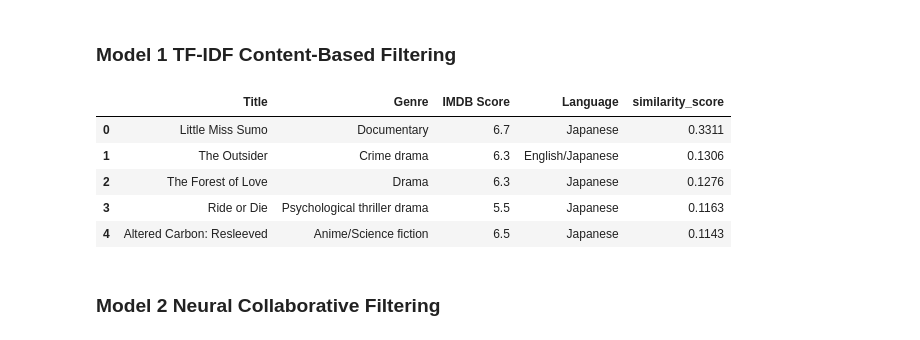
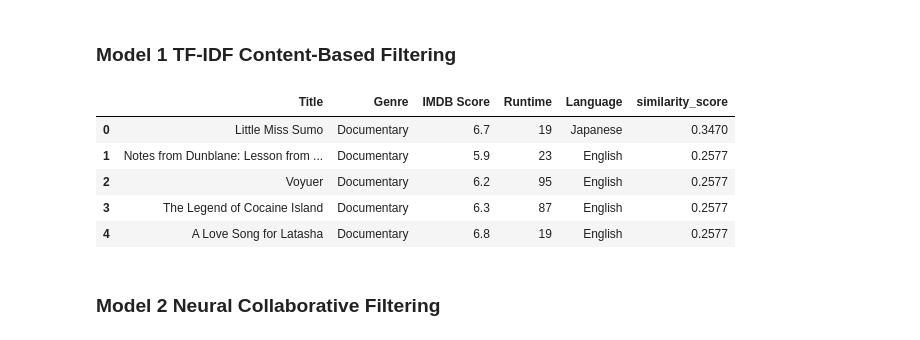
Before and after one commit to PetaFlops-web/movie-recommendation-system, a Jupyter notebook: Netflix_Recommendation_System.ipynb, the cells around one changed output. Saved outputs shown, nothing was run; the diff lists cells and outputs as text; code cells hidden in the pictures.

```diff
--- a/Netflix_Recommendation_System.ipynb
+++ b/Netflix_Recommendation_System.ipynb
@@ -359,9 +349,10 @@ Std > 0 berarti rating berbeda antar user
 df['Genre']      = df['Genre'].fillna('')
 df['Language']   = df['Language'].fillna('')
 df['Real_Actor'] = df['Real_Actor'].fillna('')
+df['Overview'] = df['Overview'].fillna('')
 
 print('Missing values setelah fill:')
-print(df[['Genre', 'Language', 'Real_Actor']].isnull().sum())
+print(df[['Genre', 'Language', 'Real_Actor', 'Overview']].isnull().sum())
 # %% [output]
 Missing values setelah fill:
 Genre         0
@@ -426,0 +430,13 @@ indices = pd.Series(df.index, index=df['Title']).drop_duplicates()
+# %%
+tfidf = TfidfVectorizer(ngram_range=(1, 2), min_df=2, sublinear_tf=True)
+tfidf_matrix = tfidf.fit_transform(df['tags'])
+
+scaler = MinMaxScaler()
+num_features = scaler.fit_transform(
+    df[['IMDB Score', 'Runtime']].fillna(df[['IMDB Score', 'Runtime']].median())
+)
+num_sparse   = sp.csr_matrix(num_features * 0.15)
+combined_matrix = sp.hstack([tfidf_matrix, num_sparse])
+
+cosine_sim = cosine_similarity(combined_matrix, combined_matrix)
+indices    = pd.Series(df.index, index=df['Title']).groupby(level=0).first()
@@ -478,41 +496,64 @@ Val set   : 181 baris
 # %% [markdown]
 ### Model 1 TF-IDF Content-Based Filtering
 # %%
-cosine_sim = cosine_similarity(tfidf_matrix, tfidf_matrix)
-
-indices = pd.Series(df.index, index=df['Title']).groupby(level=0).first()
-
-def get_tfidf_recommendations(title: str, top_n: int = 10) -> pd.DataFrame:
-    if title not in indices:
-        return pd.DataFrame({'error': [f'Film "{title}" tidak ditemukan.']})
-    idx        = indices[title]
-    sims       = list(enumerate(cosine_sim[idx]))
-    sims       = sorted(sims, key=lambda x: x[1], reverse=True)
-    sims       = [(i, s) for i, s in sims if i != idx]
-    top_idx    = [i for i, _ in sims[:top_n]]
-    top_scores = [round(s, 4) for _, s in sims[:top_n]]
-    result     = df[['Title', 'Genre', 'IMDB Score', 'Language']].iloc[top_idx].copy()
-    result['similarity_score'] = top_scores
-    return result.reset_index(drop=True)
-
 def recommend_popular(top_n: int = 10) -> pd.DataFrame:
     return (
-        df[['Title', 'Genre', 'IMDB Score', 'Language']]
+        df[['Title', 'Genre', 'IMDB Score', 'Runtime', 'Language']]
         .sort_values('IMDB Score', ascending=False)
         .drop_duplicates(subset='Title')
         .head(top_n)
         .reset_index(drop=True)
     )
 
+def get_cbf_recommendations(
+    title: str,
+    top_n: int = 10,
+    min_similarity: float = 0.05,
+    relative_cutoff: float = 0.25,
+    genre_filter: bool = True,
+    verbose: bool = False
+) -> pd.DataFrame:
+    if title not in indices:
+        print(f"[!] '{title}' tidak ditemukan.")
+        return pd.DataFrame()
+
+    idx       = indices[title]
+    src_genre = df.loc[idx, 'Genre']
+    sims      = sorted(enumerate(cosine_sim[idx]), key=lambda x: x[1], reverse=True)
+    sims      = [(i, s) for i, s in sims if i != idx and s >= min_similarity]
+
+    if not sims:
+        return recommend_popular(top_n)
+
+    top_score = sims[0][1]
+    sims = [(i, s) for i, s in sims if s >= top_score * relative_cutoff]
+
+    if genre_filter:
+        sims = [(i, s) for i, s in sims
+                if genre_compatible(src_genre, df.loc[i, 'Genre'])]
+
+    n_organic = len(sims)
+    if verbose and n_organic < top_n:
+        print(f"[i] '{title}': {n_organic} hasil organik dari {top_n} diminta.")
+
+    if not sims:
+        return recommend_popular(top_n)
+
+    top_idx    = [i for i, _ in sims[:top_n]]
+    top_scores = [round(s, 4) for _, s in sims[:top_n]]
+    result = df[['Title', 'Genre', 'IMDB Score', 'Runtime', 'Language']].iloc[top_idx].copy()
+    result['similarity_score'] = top_scores
+    return result.reset_index(drop=True)
+
 sample_title = df['Title'].iloc[0]
-get_tfidf_recommendations(sample_title, top_n=5)
+get_cbf_recommendations(sample_title, top_n=5)
 # %% [output]
-|  | Title | Genre | IMDB Score | Language | similarity_score |
-| 0 | Little Miss Sumo | Documentary | 6.7 | Japanese | 0.3311 |
-| 1 | The Outsider | Crime drama | 6.3 | English/Japanese | 0.1306 |
-| 2 | The Forest of Love | Drama | 6.3 | Japanese | 0.1276 |
-| 3 | Ride or Die | Psychological thriller drama | 5.5 | Japanese | 0.1163 |
-| 4 | Altered Carbon: Resleeved | Anime/Science fiction | 6.5 | Japanese | 0.1143 |
+|  | Title | Genre | IMDB Score | Runtime | Language | similarity_score |
+| 0 | Little Miss Sumo | Documentary | 6.7 | 19 | Japanese | 0.3470 |
+| 1 | Notes from Dunblane: Lesson from ... | Documentary | 5.9 | 23 | English | 0.2577 |
+| 2 | Voyuer | Documentary | 6.2 | 95 | English | 0.2577 |
+| 3 | The Legend of Cocaine Island | Documentary | 6.3 | 87 | English | 0.2577 |
+| 4 | A Love Song for Latasha | Documentary | 6.8 | 19 | English | 0.2577 |
 # %% [markdown]
 ### Model 2 Neural Collaborative Filtering
 # %%
```
Also changed, not shown: parts of 24 cells of this notebook, 1 other file.
